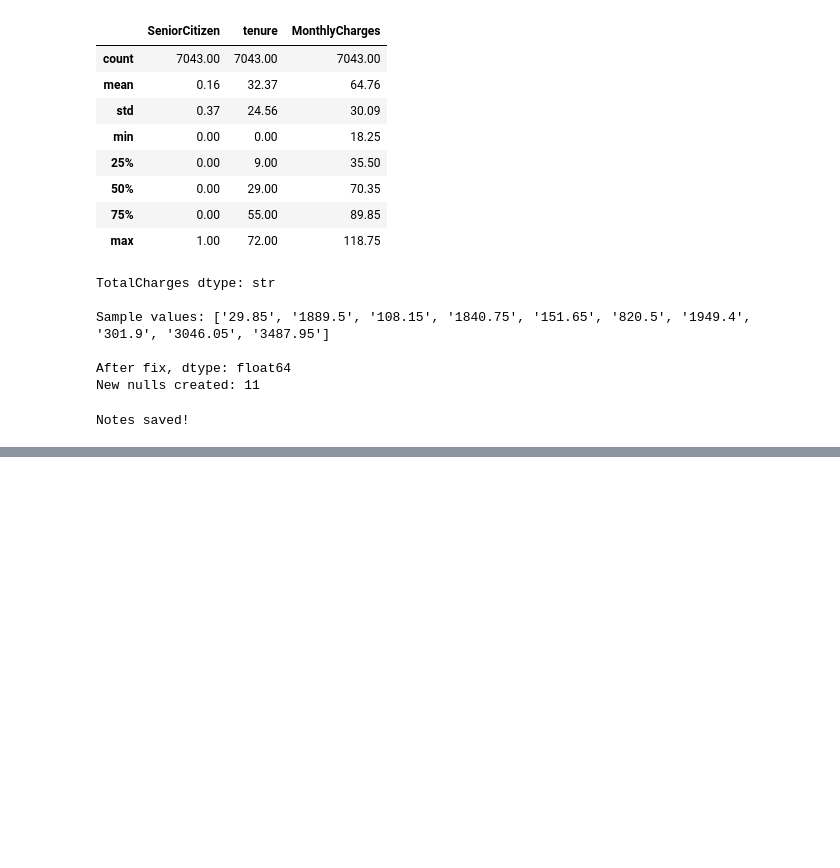
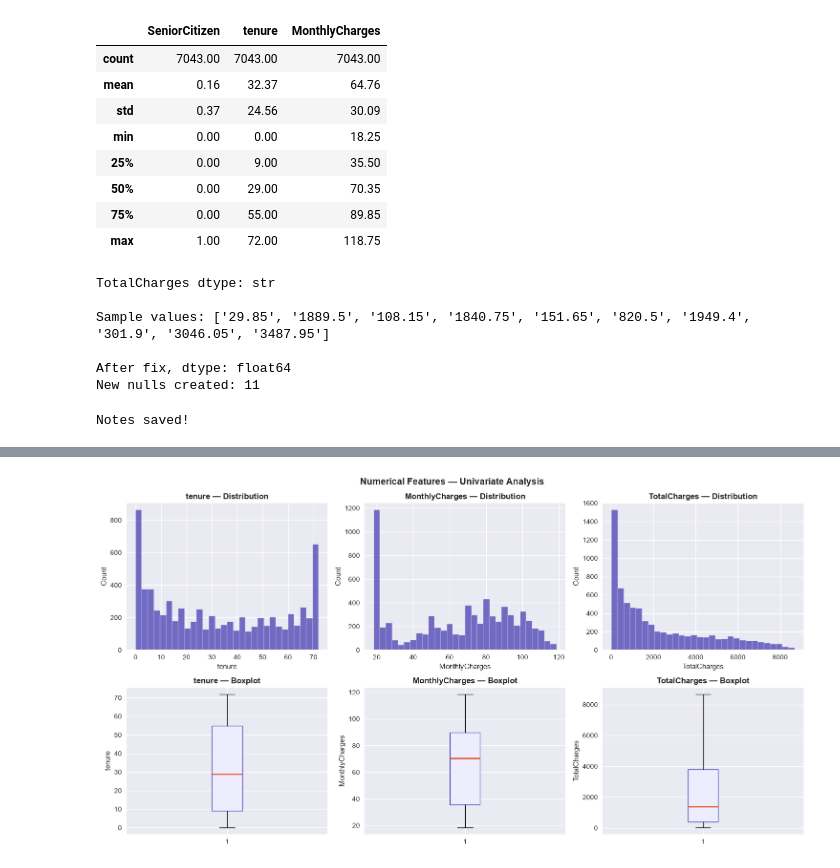
Before and after one commit to Kasak02/churn-predictor, a Jupyter notebook: 02_eda.ipynb, the cells around one changed output, grey strips where cells are left out. Saved outputs shown, nothing was run; the diff lists cells and outputs as text; code cells hidden in the pictures; blank space fills up the shorter version.

```diff
--- a/02_eda.ipynb
+++ b/02_eda.ipynb
@@ -183,0 +237,26 @@ Notes saved!
+# %%
+# Cell 4 — distribution of numerical features
+fig, axes = plt.subplots(2, 3, figsize=(15, 8))
+
+for idx, col in enumerate(numerical_cols):
+    # Top row — histogram
+    axes[0][idx].hist(df[col].dropna(), bins=30,
+                      color='#534AB7', edgecolor='white', alpha=0.8)
+    axes[0][idx].set_title(f'{col} — Distribution', fontweight='bold')
+    axes[0][idx].set_xlabel(col)
+    axes[0][idx].set_ylabel('Count')
+
+    # Bottom row — boxplot
+    axes[1][idx].boxplot(df[col].dropna(), patch_artist=True,
+                          boxprops=dict(facecolor='#EEEDFE', color='#534AB7'),
+                          medianprops=dict(color='#E05A2B', linewidth=2))
+    axes[1][idx].set_title(f'{col} — Boxplot', fontweight='bold')
+    axes[1][idx].set_ylabel(col)
+
+plt.suptitle('Numerical Features — Univariate Analysis',
+             fontsize=14, fontweight='bold')
+plt.tight_layout()
+plt.savefig('reports/numerical_distributions.png', dpi=150, bbox_inches='tight')
+plt.show()
+# %% [output]
+[figure, added]
```
Also changed, not shown: parts of 5 cells of this notebook, 4 other files.
